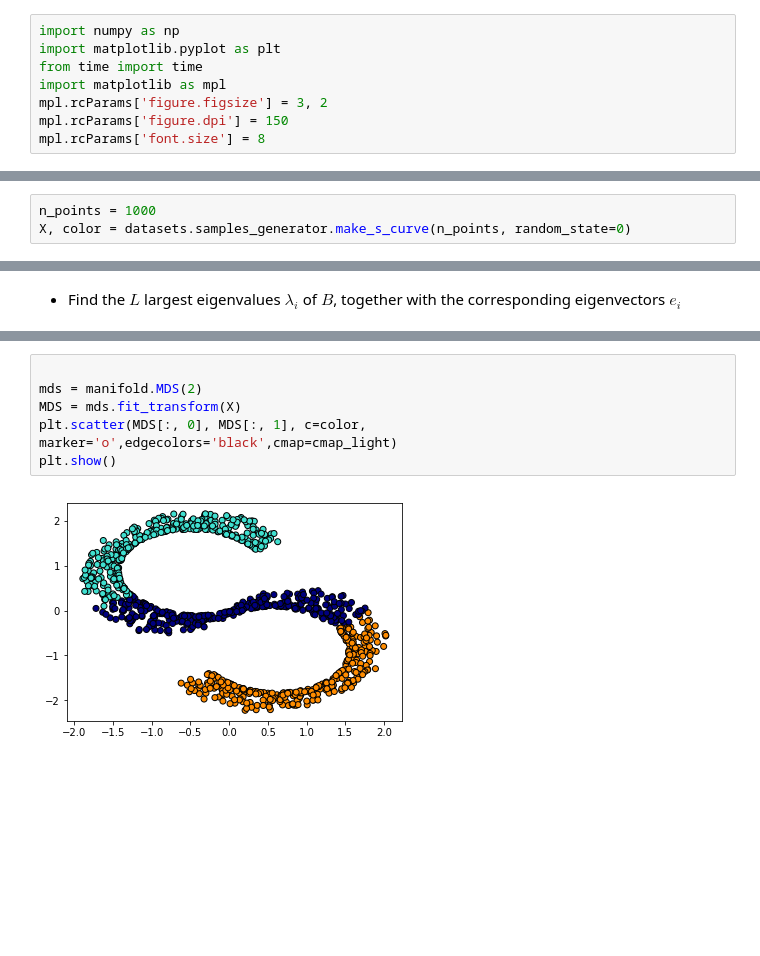
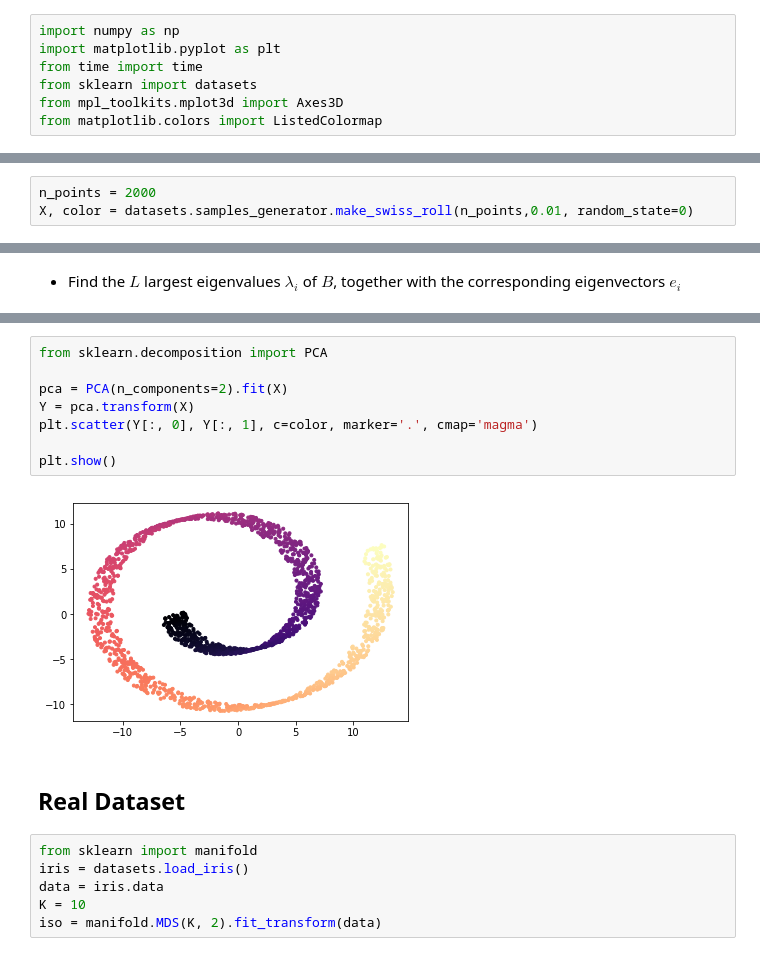
Before and after one commit to MJEmilio/MachineLearning, a Jupyter notebook: MDS.ipynb, the cells around one changed output, grey strips where cells are left out. Saved outputs shown, nothing was run; the diff lists cells and outputs as text; blank space fills up the shorter version.

Commit message:
3D Plots No Linear Algs

```diff
--- a/MDS.ipynb
+++ b/MDS.ipynb
@@ -4,7 +8,6 @@
 import numpy as np
 import matplotlib.pyplot as plt
 from time import time
-import matplotlib as mpl
-mpl.rcParams['figure.figsize'] = 3, 2
-mpl.rcParams['figure.dpi'] = 150
-mpl.rcParams['font.size'] = 8
+from sklearn import datasets
+from mpl_toolkits.mplot3d import Axes3D
+from matplotlib.colors import ListedColormap
@@ -18,3 +14,3 @@ target_ids = np.unique(y)
 # %%
-n_points = 1000
-X, color = datasets.samples_generator.make_s_curve(n_points, random_state=0)
+n_points = 2000
+X, color = datasets.samples_generator.make_swiss_roll(n_points,0.01, random_state=0)
@@ -96,8 +87,18 @@ plt.show()
 # %%
+from sklearn.decomposition import PCA
 
-mds = manifold.MDS(2)
-MDS = mds.fit_transform(X)
-plt.scatter(MDS[:, 0], MDS[:, 1], c=color, marker='o',edgecolors='black',cmap=cmap_light)
+pca = PCA(n_components=2).fit(X)
+Y = pca.transform(X)
+plt.scatter(Y[:, 0], Y[:, 1], c=color, marker='.', cmap='magma')
+
 plt.show()
 # %% [output]
-[figure, old version]
+[figure, new version]
+# %% [markdown]
+## Real Dataset
+# %%
+from sklearn import manifold
+iris = datasets.load_iris()
+data = iris.data
+K = 10
+iso = manifold.MDS(K, 2).fit_transform(data)
```
Also changed, not shown: parts of 20 cells of this notebook, 1 other file.
